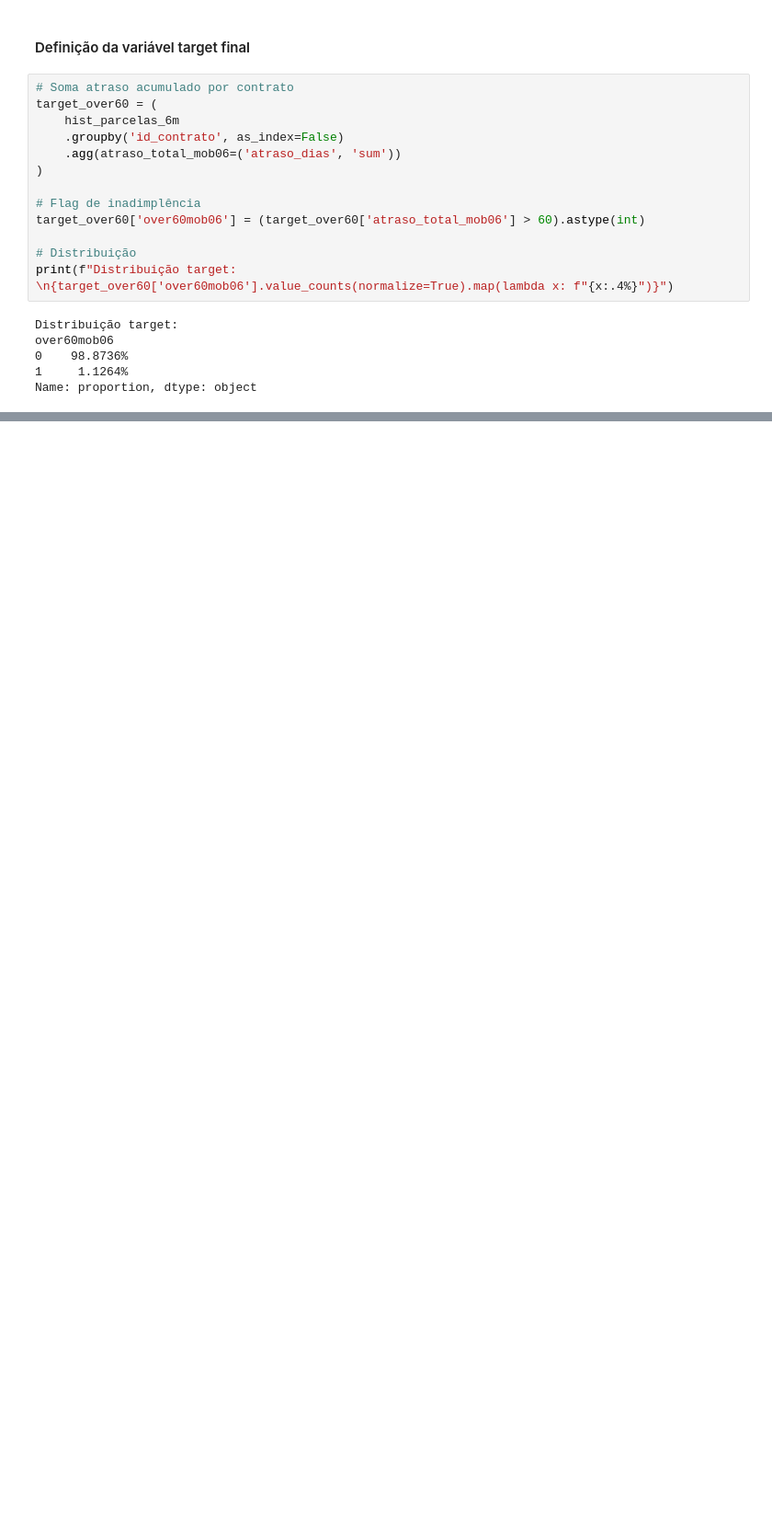
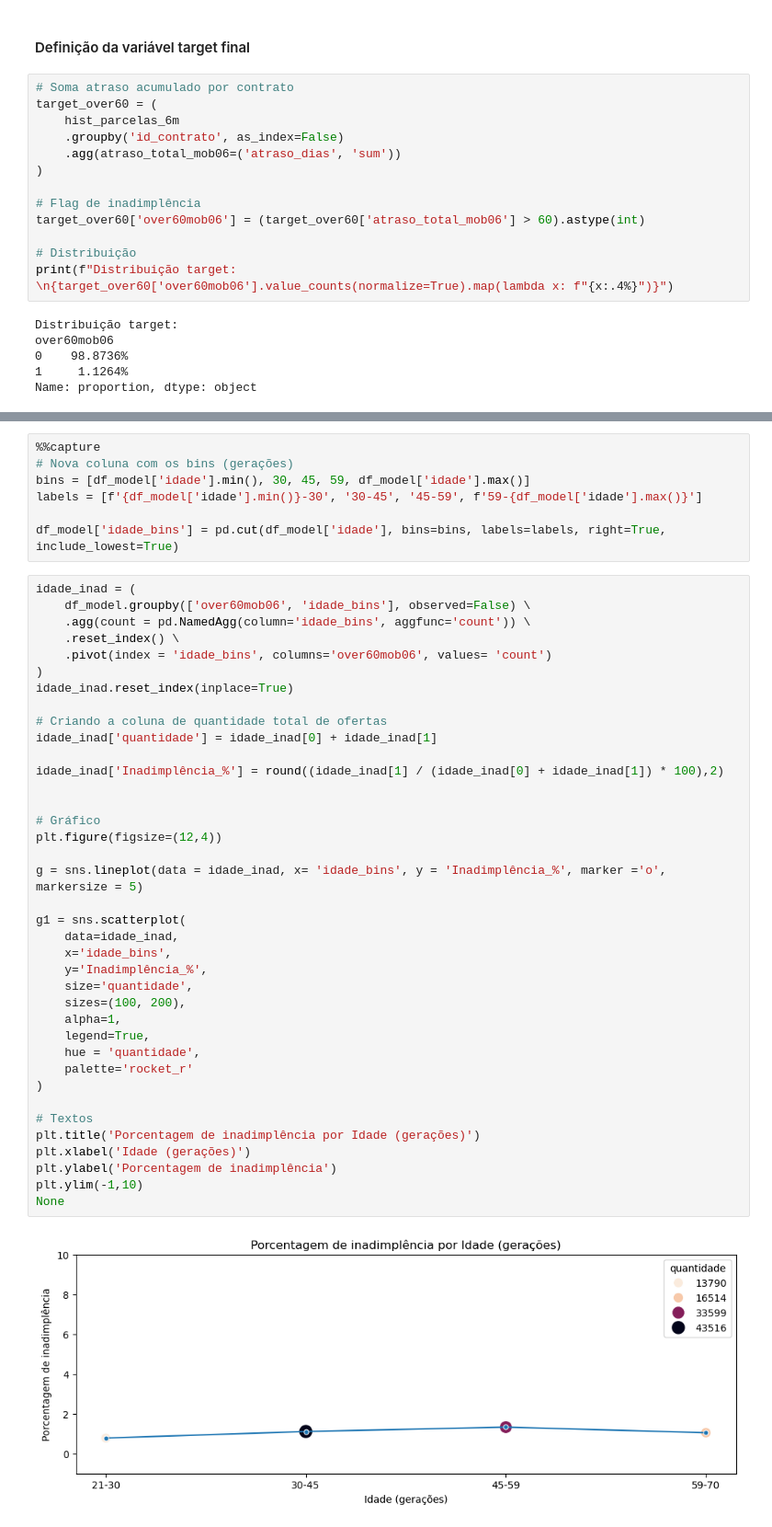
Before and after one commit to Passaret/Case-credito, a Jupyter notebook: case.ipynb, the cells around one changed output, grey strips where cells are left out. Shown at 92% size. Drawn from its saved outputs; the diff is of its cells as text; blank space fills up the shorter version.

```diff
--- a/case.ipynb
+++ b/case.ipynb
@@ -465,0 +635,47 @@ Diante disso, o problema foi tratado como classificação de eventos raros, prio
+# %%
+%%capture
+# Nova coluna com os bins (gerações)
+bins = [df_model['idade'].min(), 30, 45, 59, df_model['idade'].max()]
+labels = [f'{df_model['idade'].min()}-30', '30-45', '45-59', f'59-{df_model['idade'].max()}']
+
+df_model['idade_bins'] = pd.cut(df_model['idade'], bins=bins, labels=labels, right=True, include_lowest=True)
+# %%
+idade_inad = (
+    df_model.groupby(['over60mob06', 'idade_bins'], observed=False) \
+    .agg(count = pd.NamedAgg(column='idade_bins', aggfunc='count')) \
+    .reset_index() \
+    .pivot(index = 'idade_bins', columns='over60mob06', values= 'count')
+)
+idade_inad.reset_index(inplace=True)
+
+# Criando a coluna de quantidade total de ofertas
+idade_inad['quantidade'] = idade_inad[0] + idade_inad[1]
+
+idade_inad['Inadimplência_%'] = round((idade_inad[1] / (idade_inad[0] + idade_inad[1]) * 100),2)
+
+
+# Gráfico
+plt.figure(figsize=(12,4))
+
+g = sns.lineplot(data = idade_inad, x= 'idade_bins', y = 'Inadimplência_%', marker ='o', markersize = 5)
+
+g1 = sns.scatterplot(
+    data=idade_inad,
+    x='idade_bins',
+    y='Inadimplência_%',
+    size='quantidade',
+    sizes=(100, 200),
+    alpha=1,
+    legend=True,
+    hue = 'quantidade',
+    palette='rocket_r'
+)
+
+# Textos
+plt.title('Porcentagem de inadimplência por Idade (gerações)')
+plt.xlabel('Idade (gerações)')
+plt.ylabel('Porcentagem de inadimplência')
+plt.ylim(-1,10)
+None
+# %% [output]
+[figure, added]
```
Also changed, not shown: parts of 46 cells of this notebook.
